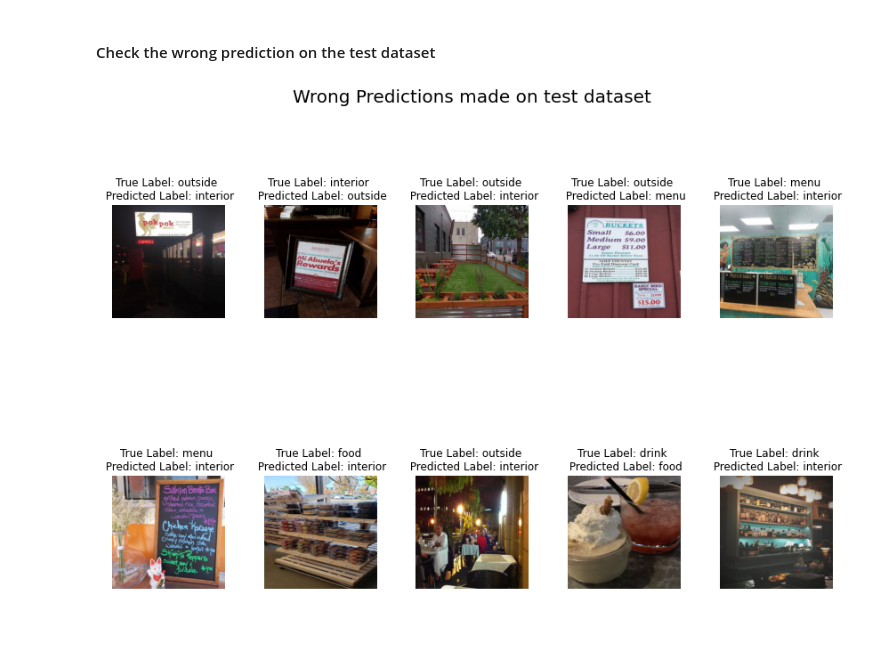
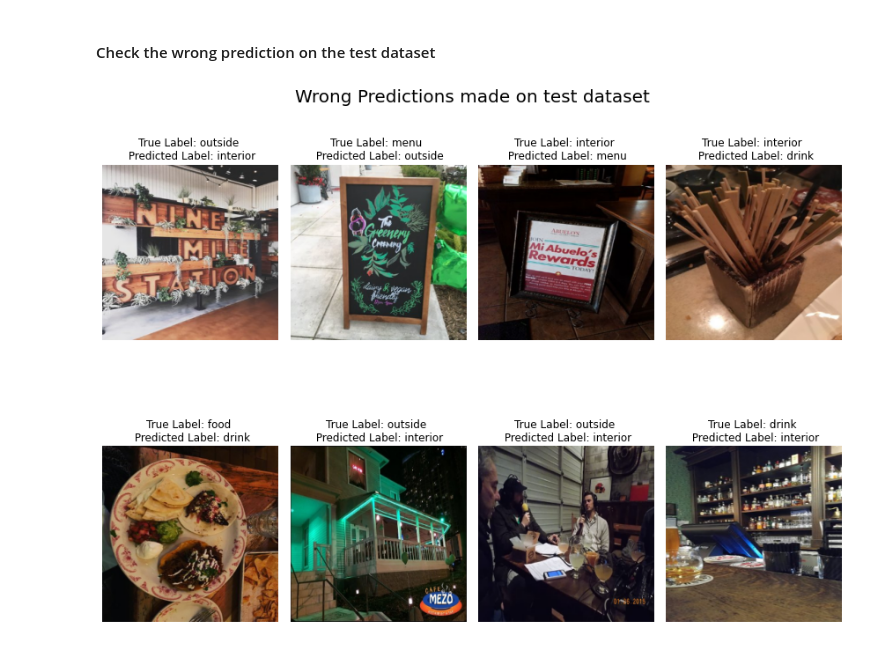
Before and after one commit to santra11/Yelp-ComputerVision-NLP, a Jupyter notebook: VGG19classificationyelp.ipynb, the cells around one changed output. Saved outputs shown, nothing was run; the diff lists cells and outputs as text; code cells hidden in the pictures.

```diff
--- a/VGG19classificationyelp.ipynb
+++ b/VGG19classificationyelp.ipynb
@@ -47,9 +47,8 @@ n_epochs = 15
 # %% [markdown]
 ### Transfer Learning with VGG19
 # %%
-# Instantiate Data generator for VGG19
-datagen = ImageDataGenerator(rescale=1.0 / 255,
-                                 preprocessing_function=preprocess_input)
+# Initiate the Data generator for VGG19
+datagen = ImageDataGenerator(rescale=1.0 / 255, preprocessing_function=preprocess_input)
 
 # Create batches of data from each set (train, test, validation)
 train_ds = datagen.flow_from_directory(directory=train_folder,
@@ -308,27 +307,27 @@ test_img = np.asarray(test_images)[errors]
 # %%
 import cv2
 import os
 
-fig, ax = plt.subplots(nrows=2, ncols=5, figsize=(12, 10))
+fig, ax = plt.subplots(nrows=2, ncols=4, figsize=(12, 10))
 idx = 0
 
 for i in range(2):
-    for j in range(5):
+    for j in range(4):
         idx = np.random.randint(0, len(test_img))
         true_index = y_true_errors[idx]
         true_label = labels[true_index]
         predicted_index = y_pred_errors[idx]
         predicted_label = labels[predicted_index]
         ax[i, j].set_title(f"True Label: {true_label} \n Predicted Label: {predicted_label}")
         img_path = os.path.join(test_folder, test_img[idx])
         img = cv2.imread(img_path)
         img = cv2.resize(img, (256,256))
         img = cv2.cvtColor(img, cv2.COLOR_BGR2RGB)
         ax[i, j].imshow(img)
         ax[i, j].axis("off")
 
 plt.tight_layout()
 plt.suptitle('Wrong Predictions made on test dataset', fontsize=20)
 plt.show()
 # %% [output]
-[figure, old version]
+[figure, new version]
```
Also changed, not shown: parts of 8 cells of this notebook.
